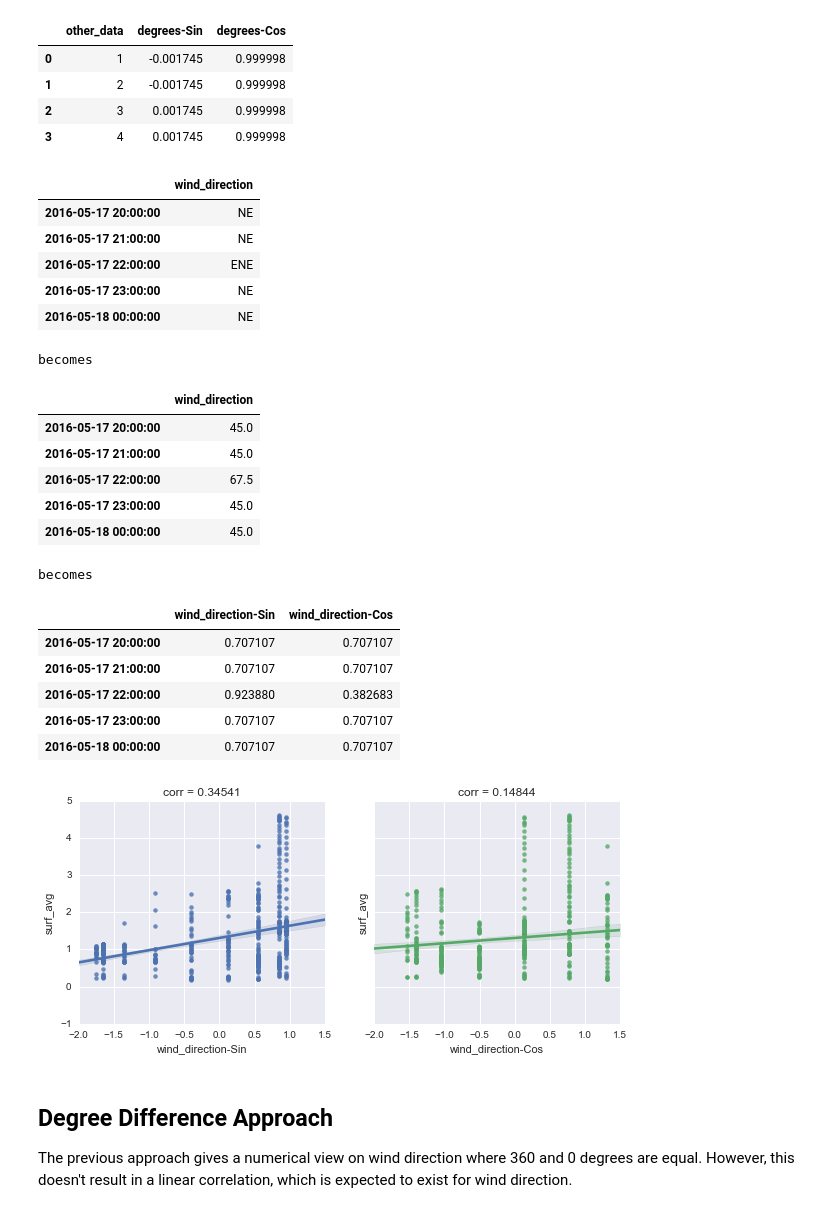
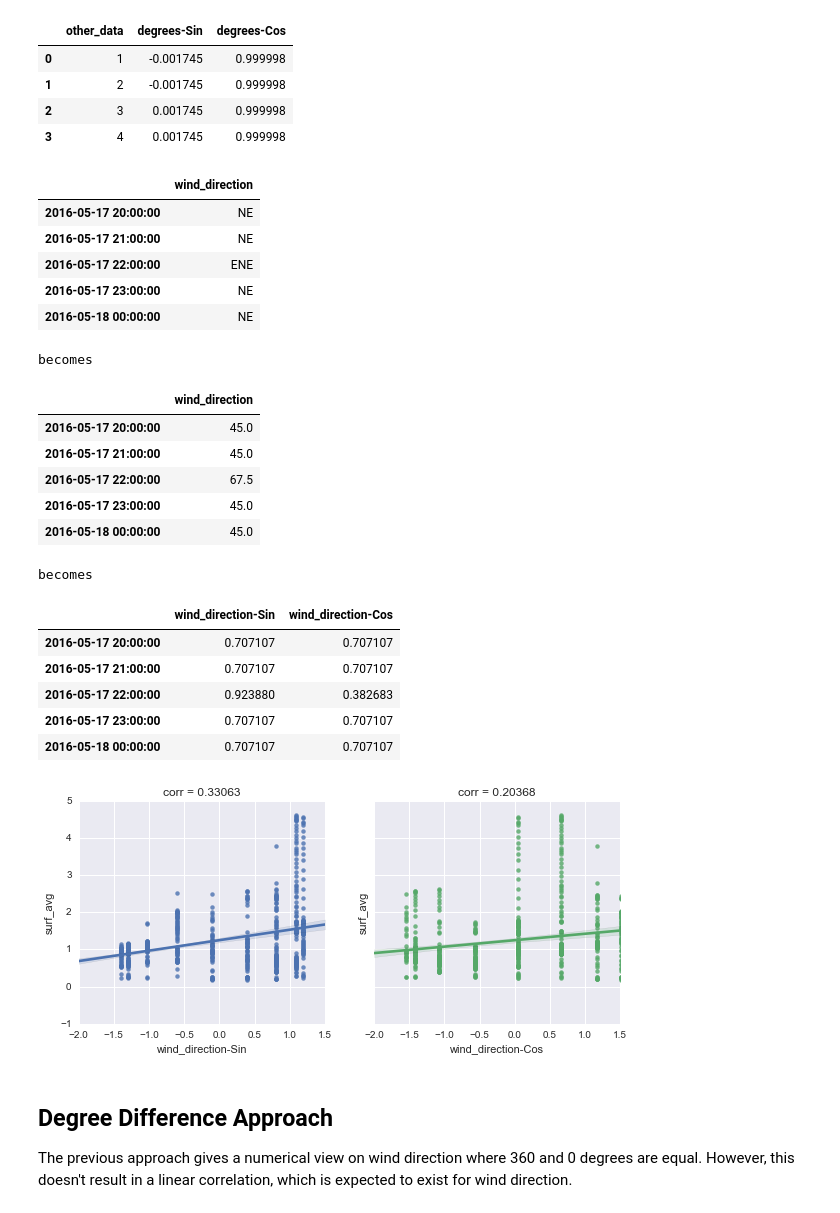
Before and after one commit to felix-last/wave-forecast, a Jupyter notebook: wave-forecast-prepare-data.ipynb, the cells around one changed output. Saved outputs shown, nothing was run; the diff lists cells and outputs as text; code cells hidden in the pictures.

Commit message:
Fixed missing data from buoy

```diff
--- a/wave-forecast-prepare-data.ipynb
+++ b/wave-forecast-prepare-data.ipynb
@@ -25,9 +25,12 @@ import grab_data as grab_data
 # %%
 csv_files = ['./data/'+file for file in os.listdir('./data/') if '.csv' in file]
 df_imported = pd.concat([pd.read_csv(file, index_col=0) for file in csv_files])
-df_imported.index = pd.DatetimeIndex(df_imported.sort_index().index, freq='H')
+df_imported.index = pd.DatetimeIndex(df_imported.sort_index().index)#, freq='H')
 grouped = df_imported.groupby(level=0)
 df_imported = grouped.last()
+#s_wind_direction = df_imported['wind_direction']
+#df_imported['wind_direction'] = s_wind_direction
+#['temperature', 'wave_height', 'wave_period' wind_direction wind_speed pressure screen_relative_humidity sea_temperature dew_point
 df_imported.info(memory_usage=False)
 # %% [output]
 <class 'pandas.core.frame.DataFrame'>
@@ -112,12 +115,19 @@ target_var = 'surf_avg'
 s_target = pd.Series( ((df_imported['surf_max'] + df_imported['surf_min']) / 2)*0.3048, name=target_var )
 print('available target values:', s_target.count())
 plot_datetime_series(s_target, 'Wave Height', 'Time', 'Average Wave Height in m', '.')
+
+# fill all NAs
+s_target = s_target.resample('H').interpolate()
+print('target values after interpolation:', s_target.count())
+plot_datetime_series(s_target, 'Interpolated Wave Height', 'Time', 'Average Wave Height in m', '.')
+
 # fill NAs with linearly interpolated data where explanatory data is present
-s_target = s_target.loc[df_imported['wind_speed'].notnull()].interpolate()
+#s_target = s_target.loc[df_imported['wind_speed'].notnull()].interpolate()
+#print('target values after interpolation:', s_target.count())
+#plot_datetime_series(s_target, 'Interpolated Wave Height', 'Time', 'Average Wave Height in m', '.')
+
 #---respective data removed---- there's a big gap which we shouldn't interpolate
 #s_target['2016-05-16 14:00:00':'2016-05-18 00:00:00'] = None
 #-- uncomment to remove some outliers
 #s_target = s_target[:'May 24 2016, 1am']
-print('target values after interpolation:', s_target.count())
-plot_datetime_series(s_target, 'Interpolated Wave Height', 'Time', 'Average Wave Height in m', '.')
 # %% [output]
@@ -185,45 +179,44 @@ display(degrees_to_sin_cos(circular_example, 'degrees'))
 | 2 | 3 | 0.001745 | 0.999998 |
 | 3 | 4 | 0.001745 | 0.999998 |
 # %%
-df_explanatory = df_explanatory.dropna()
 compass_directions = ['N', 'NNE', 'NE', 'ENE', 'E', 'ESE', 'SE', 'SSE', 'S', 'SSW', 'SW', 'WSW', 'W', 'WNW', 'NW', 'NNW']
 def transform_wind_direction_sin_cos(df_in):
     df_out = df_in.copy()
     df_out['wind_direction'] = df_out['wind_direction'].apply(lambda dir: (360 / len(compass_directions)) * compass_directions.index(dir))
     df_out = degrees_to_sin_cos(df_out, 'wind_direction')
     return df_out
-display(df_explanatory[['wind_direction']].head())
+display(df_imported[['wind_direction']].head())
 print('becomes')
-display(pd.DataFrame(df_explanatory['wind_direction'].apply(lambda dir: (360 / len(compass_directions)) * compass_directions.index(dir))).head())
+display(pd.DataFrame(df_imported['wind_direction'].apply(lambda dir: (360 / len(compass_directions)) * compass_directions.index(dir))).head())
 print('becomes')
-df_wind_direction_sin_cos = transform_wind_direction_sin_cos(df_explanatory)
+df_wind_direction_sin_cos = transform_wind_direction_sin_cos(df_imported)
 display(df_wind_direction_sin_cos[['wind_direction-Sin','wind_direction-Cos']].head())
 plot_scatter_correlation(
     normalize(df_wind_direction_sin_cos[['wind_direction-Sin','wind_direction-Cos']]),
     s_target
 )
 # %% [output]
 |  | wind_direction |
 | 2016-05-17 20:00:00 | NE |
 | 2016-05-17 21:00:00 | NE |
 | 2016-05-17 22:00:00 | ENE |
 | 2016-05-17 23:00:00 | NE |
 | 2016-05-18 00:00:00 | NE |
 becomes
 |  | wind_direction |
 | 2016-05-17 20:00:00 | 45.0 |
 | 2016-05-17 21:00:00 | 45.0 |
 | 2016-05-17 22:00:00 | 67.5 |
 | 2016-05-17 23:00:00 | 45.0 |
 | 2016-05-18 00:00:00 | 45.0 |
 becomes
 |  | wind_direction-Sin | wind_direction-Cos |
 | 2016-05-17 20:00:00 | 0.707107 | 0.707107 |
 | 2016-05-17 21:00:00 | 0.707107 | 0.707107 |
 | 2016-05-17 22:00:00 | 0.923880 | 0.382683 |
 | 2016-05-17 23:00:00 | 0.707107 | 0.707107 |
 | 2016-05-18 00:00:00 | 0.707107 | 0.707107 |
-[figure, old version]
+[figure, new version]
 # %% [markdown]
 ## Degree Difference Approach
 The previous approach gives a numerical view on wind direction where 360 and 0 degrees are equal. However, this doesn't result in a linear correlation, which is expected to exist for wind direction.
```
Also changed, not shown: parts of 24 cells of this notebook, 1 other file.
